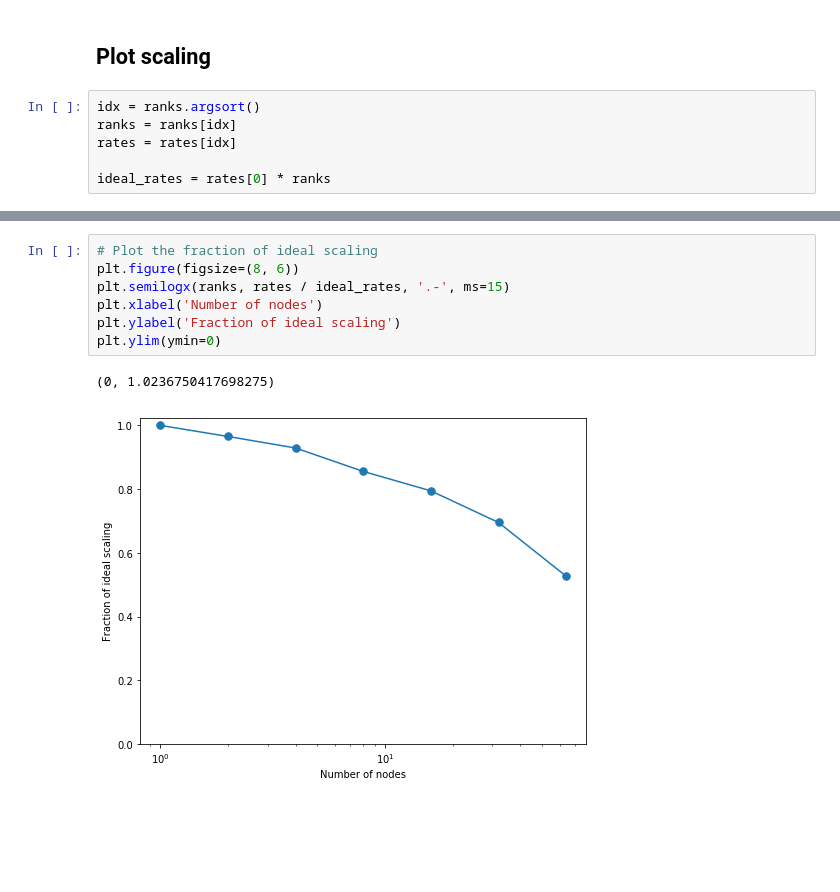
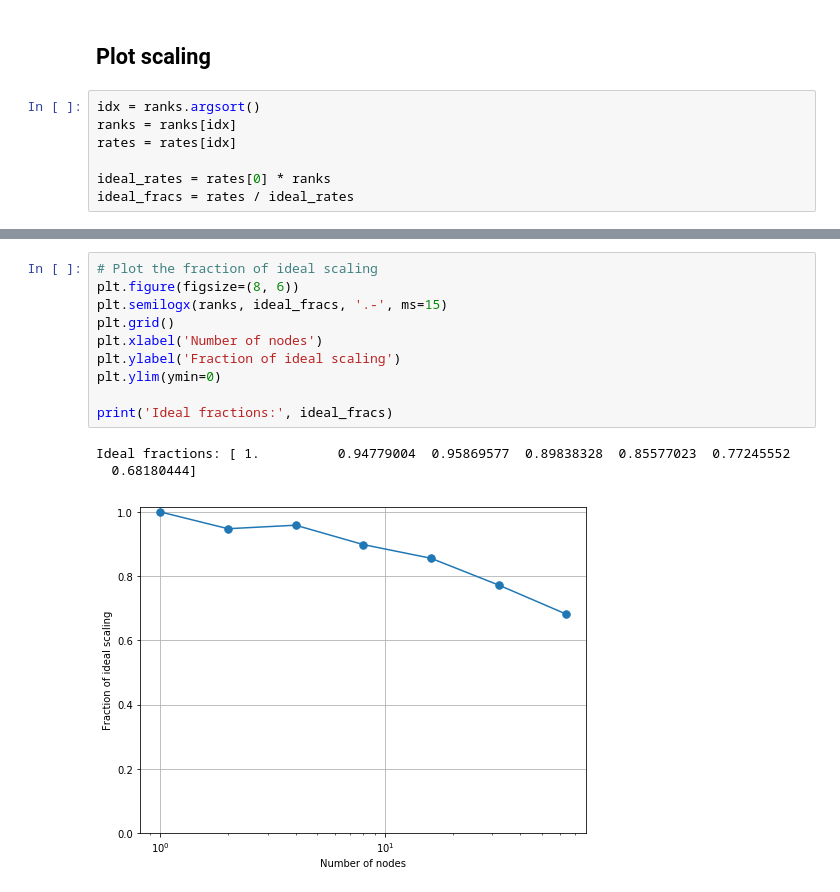
Before and after one commit to sparticlesteve/hep-cnn-pytorch, a Jupyter notebook: notebooks/ScalingAnalysis.ipynb, the cells around one changed output, grey strips where cells are left out. Saved outputs shown, nothing was run; the diff lists cells and outputs as text; blank space fills up the shorter version.

```diff
--- a/notebooks/ScalingAnalysis.ipynb
+++ b/notebooks/ScalingAnalysis.ipynb
@@ -36,6 +36,7 @@ ranks = ranks[idx]
 rates = rates[idx]
 
 ideal_rates = rates[0] * ranks
+ideal_fracs = rates / ideal_rates
 # %%
 plt.figure(figsize=(8,6))
 plt.plot(ranks, rates, '.-', ms=15)
@@ -48,10 +49,14 @@ plt.ylim(ymin=0);
 # %%
 # Plot the fraction of ideal scaling
 plt.figure(figsize=(8, 6))
-plt.semilogx(ranks, rates / ideal_rates, '.-', ms=15)
+plt.semilogx(ranks, ideal_fracs, '.-', ms=15)
+plt.grid()
 plt.xlabel('Number of nodes')
 plt.ylabel('Fraction of ideal scaling')
 plt.ylim(ymin=0)
+
+print('Ideal fractions:', ideal_fracs)
 # %% [output]
-(0, 1.0236750417698275)
+Ideal fractions: [ 1.          0.94779004  0.95869577  0.89838328  0.85577023  0.77245552
+  0.68180444]
-[figure, old version]
+[figure, new version]
```
Also changed, not shown: parts of 1 cell of this notebook, 15 other files.
